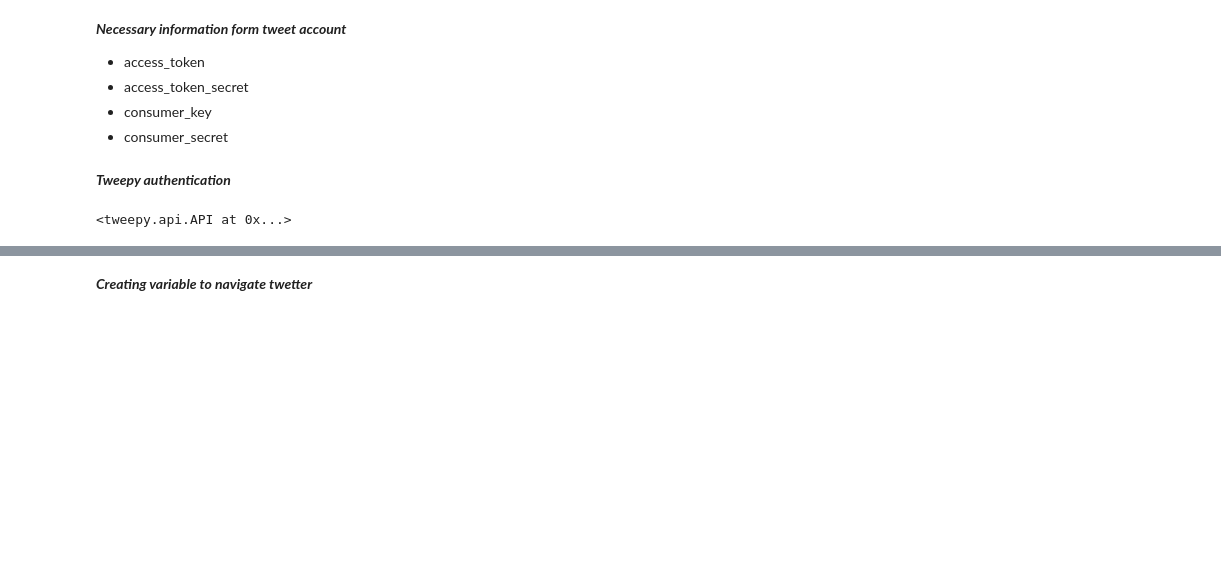
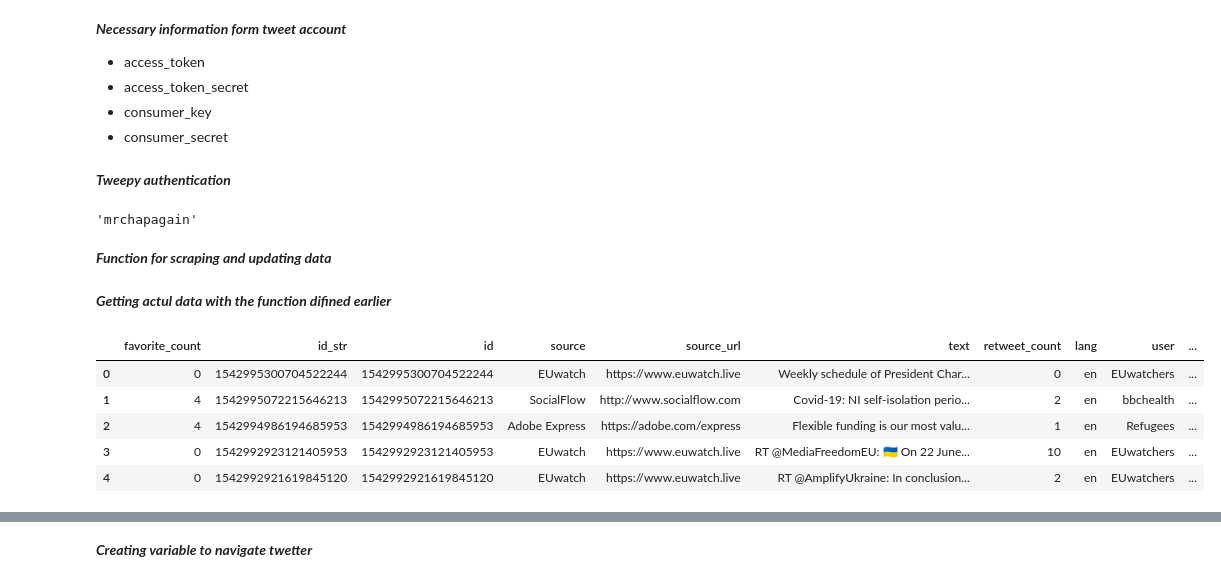
Before and after one commit to mrchapagain/SocialNetworkAnalytics, a Jupyter notebook: TwiteerDataAnalytics.ipynb, the cells around one changed output, grey strips where cells are left out. Saved outputs shown, nothing was run; the diff lists cells and outputs as text; code cells hidden in the pictures; blank space fills up the shorter version.

```diff
--- a/TwiteerDataAnalytics.ipynb
+++ b/TwiteerDataAnalytics.ipynb
@@ -42,6 +40,52 @@ warnings.filterwarnings("ignore")
 auth = OAuthHandler(consumer_key, consumer_secret) # Consumer key authentication
 auth.set_access_token(access_token, access_token_secret) # Access key authentication
 api = API(auth)  # Set up the API with the authentication handler
-api
+api.me().screen_name  # just check if it is working
 # %% [output]
-<tweepy.api.API at 0x...>
+'mrchapagain'
+# %% [markdown]
+***Function for scraping and updating data***
+# %%
+# Function to extact data from twetter user
+def extract_timeline_as_df(timeline_list):
+  columns = set()
+  allowed_types = [str, int]
+  tweets_data= []
+
+  for status in timeline_list:
+    status_dict= dict(vars(status))
+    keys= status_dict.keys()
+
+    single_tweet_data = {'user': status.user.screen_name, 'author': status.author.screen_name}
+
+    for k in keys:
+      try:
+        v_type= type(status_dict[k])
+      except:
+        v_type = None
+
+      if v_type != None:
+        if v_type in allowed_types:
+          single_tweet_data[k] = status_dict[k]
+          columns.add(k) # these are the variable that can extracted data from
+
+    tweets_data.append(single_tweet_data)
+
+  header_cols= list(columns)
+  header_cols.append('user')
+  header_cols.append('author')
+  df= pd.DataFrame(tweets_data, columns= header_cols)
+  return df
+# %% [markdown]
+***Getting actul data with the function difined earlier***
+# %%
+my_timeline= api.home_timeline()
+df2= extract_timeline_as_df(my_timeline)
+df2.head()
+# %% [output]
+|  | favorite_count | id_str | id | source | source_url | text | retweet_count | lang | user | ... |
+| 0 | 0 | 1542995300704522244 | 1542995300704522244 | EUwatch | https://www.euwatch.live | Weekly schedule of President Char... | 0 | en | EUwatchers | ... |
+| 1 | 4 | 1542995072215646213 | 1542995072215646213 | SocialFlow | http://www.socialflow.com | Covid-19: NI self-isolation perio... | 2 | en | bbchealth | ... |
+| 2 | 4 | 1542994986194685953 | 1542994986194685953 | Adobe Express | https://adobe.com/express | Flexible funding is our most valu... | 1 | en | Refugees | ... |
+| 3 | 0 | 1542992923121405953 | 1542992923121405953 | EUwatch | https://www.euwatch.live | RT @MediaFreedomEU: 🇺🇦 On 22 June... | 10 | en | EUwatchers | ... |
+| 4 | 0 | 1542992921619845120 | 1542992921619845120 | EUwatch | https://www.euwatch.live | RT @AmplifyUkraine: In conclusion... | 2 | en | EUwatchers | ... |
```
Also changed, not shown: parts of 9 cells of this notebook.
